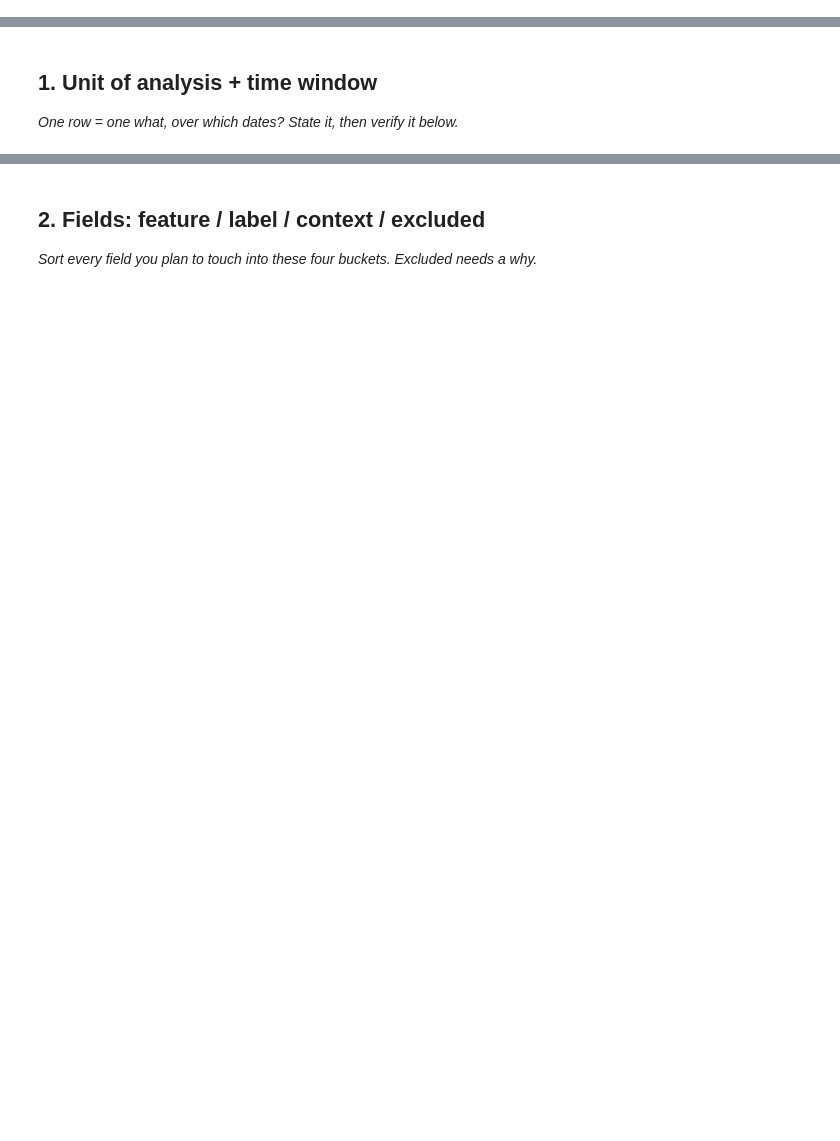
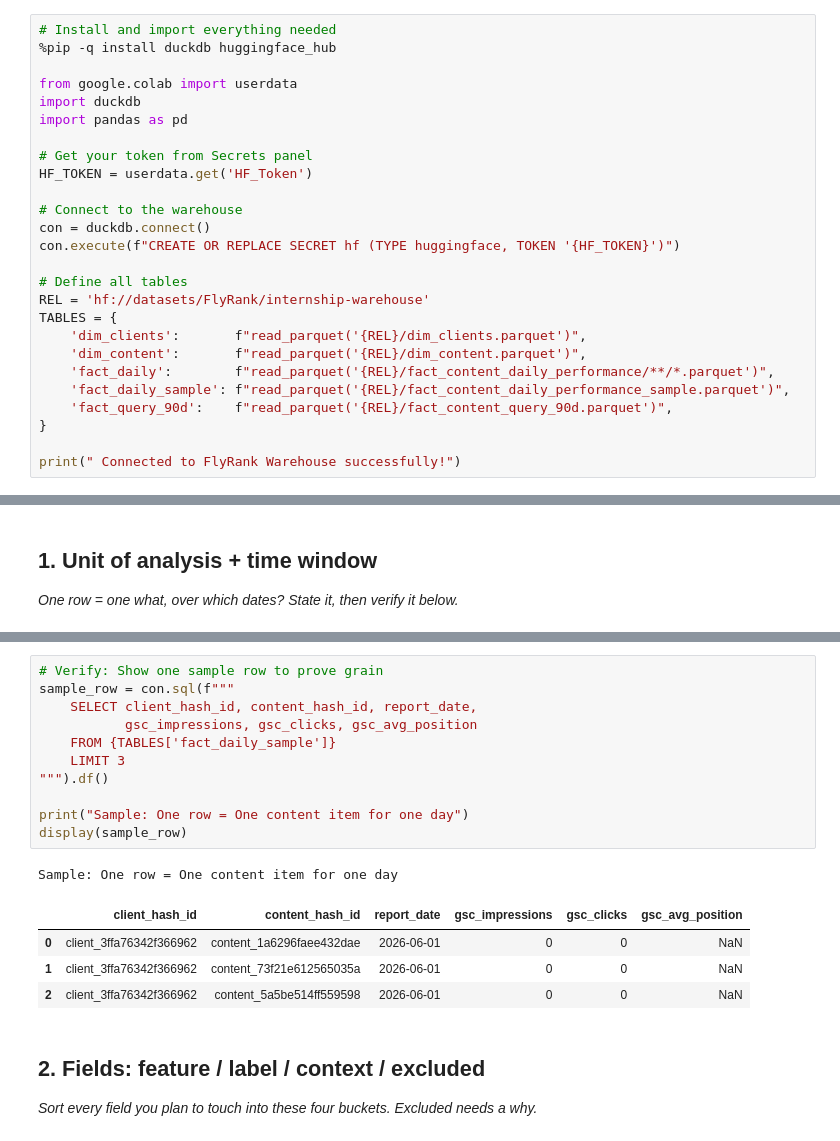
Before and after one commit to SIDRAATTIQUE/flyrank-machine-learning, a Jupyter notebook: work/notebooks/w03_data_contract.ipynb, the cells around one changed output, grey strips where cells are left out. Cells and saved outputs as stored; diff of their text form; blank space fills up the shorter version.

```diff
--- a/work/notebooks/w03_data_contract.ipynb
+++ b/work/notebooks/w03_data_contract.ipynb
@@ -6,3 +6,29 @@
 This skeleton is yours to fill. Work the sections **in order** — each one has a one-line hint. Simple words, honest numbers.
 
 > Working with an AI assistant? Tell it to read `skills/README.md` first and load the one skill this assignment names on its card.
+# %%
+# Install and import everything needed
+%pip -q install duckdb huggingface_hub
+
+from google.colab import userdata
+import duckdb
+import pandas as pd
+
+# Get your token from Secrets panel
+HF_TOKEN = userdata.get('HF_Token')
+
+# Connect to the warehouse
+con = duckdb.connect()
+con.execute(f"CREATE OR REPLACE SECRET hf (TYPE huggingface, TOKEN '{HF_TOKEN}')")
+
+# Define all tables
+REL = 'hf://datasets/FlyRank/internship-warehouse'
+TABLES = {
+    'dim_clients':       f"read_parquet('{REL}/dim_clients.parquet')",
+    'dim_content':       f"read_parquet('{REL}/dim_content.parquet')",
+    'fact_daily':        f"read_parquet('{REL}/fact_content_daily_performance/**/*.parquet')",
+    'fact_daily_sample': f"read_parquet('{REL}/fact_content_daily_performance_sample.parquet')",
+    'fact_query_90d':    f"read_parquet('{REL}/fact_content_query_90d.parquet')",
+}
+
+print(" Connected to FlyRank Warehouse successfully!")
@@ -13,3 +53,20 @@ This skeleton is yours to fill. Work the sections **in order** — each one has
+# %%
+# Verify: Show one sample row to prove grain
+sample_row = con.sql(f"""
+    SELECT client_hash_id, content_hash_id, report_date,
+           gsc_impressions, gsc_clicks, gsc_avg_position
+    FROM {TABLES['fact_daily_sample']}
+    LIMIT 3
+""").df()
+
+print("Sample: One row = One content item for one day")
+display(sample_row)
+# %% [output]
+Sample: One row = One content item for one day
+|  | client_hash_id | content_hash_id | report_date | gsc_impressions | gsc_clicks | gsc_avg_position |
+| 0 | client_3ffa76342f366962 | content_1a6296faee432dae | 2026-06-01 | 0 | 0 | NaN |
+| 1 | client_3ffa76342f366962 | content_73f21e612565035a | 2026-06-01 | 0 | 0 | NaN |
+| 2 | client_3ffa76342f366962 | content_5a5be514ff559598 | 2026-06-01 | 0 | 0 | NaN |
 # %% [markdown]
 ## 2. Fields: feature / label / context / excluded
 
```
Also changed, not shown: parts of 8 cells of this notebook.
